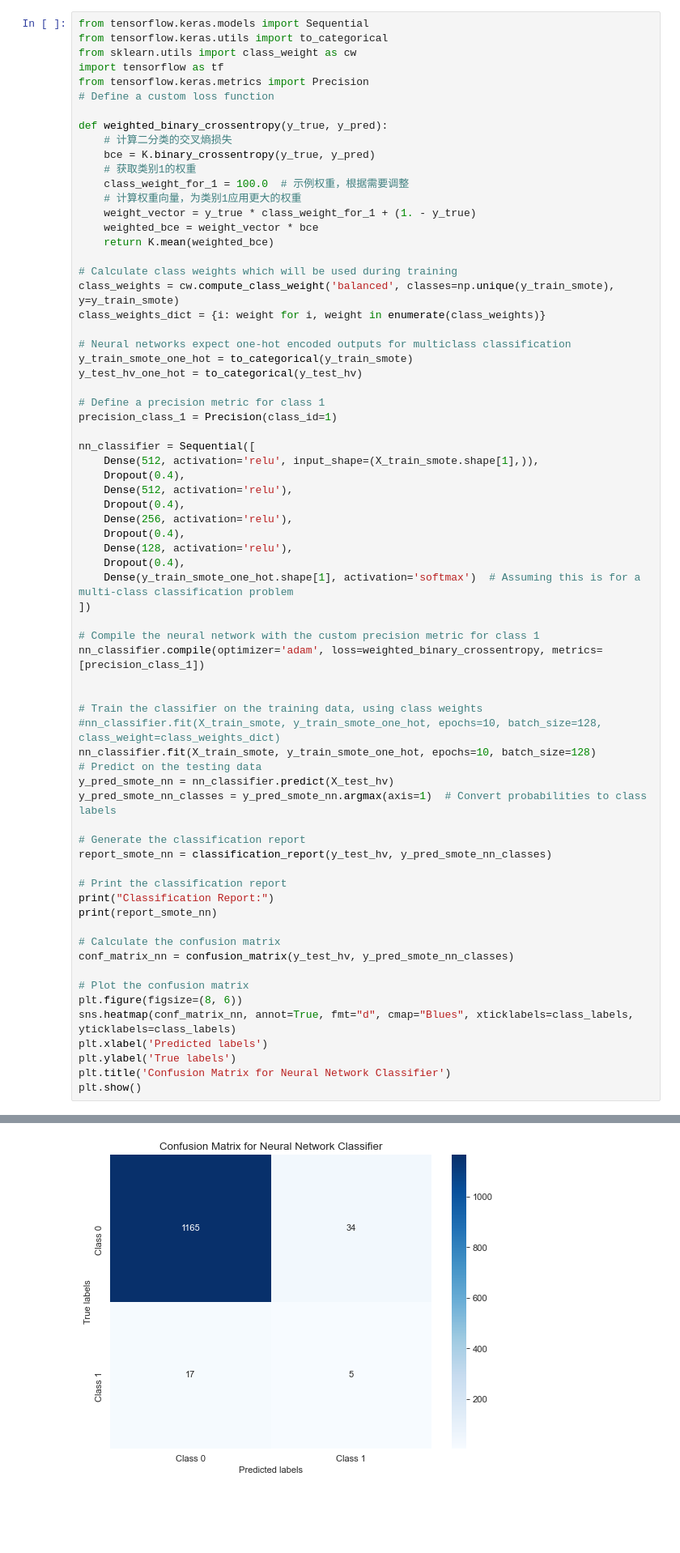
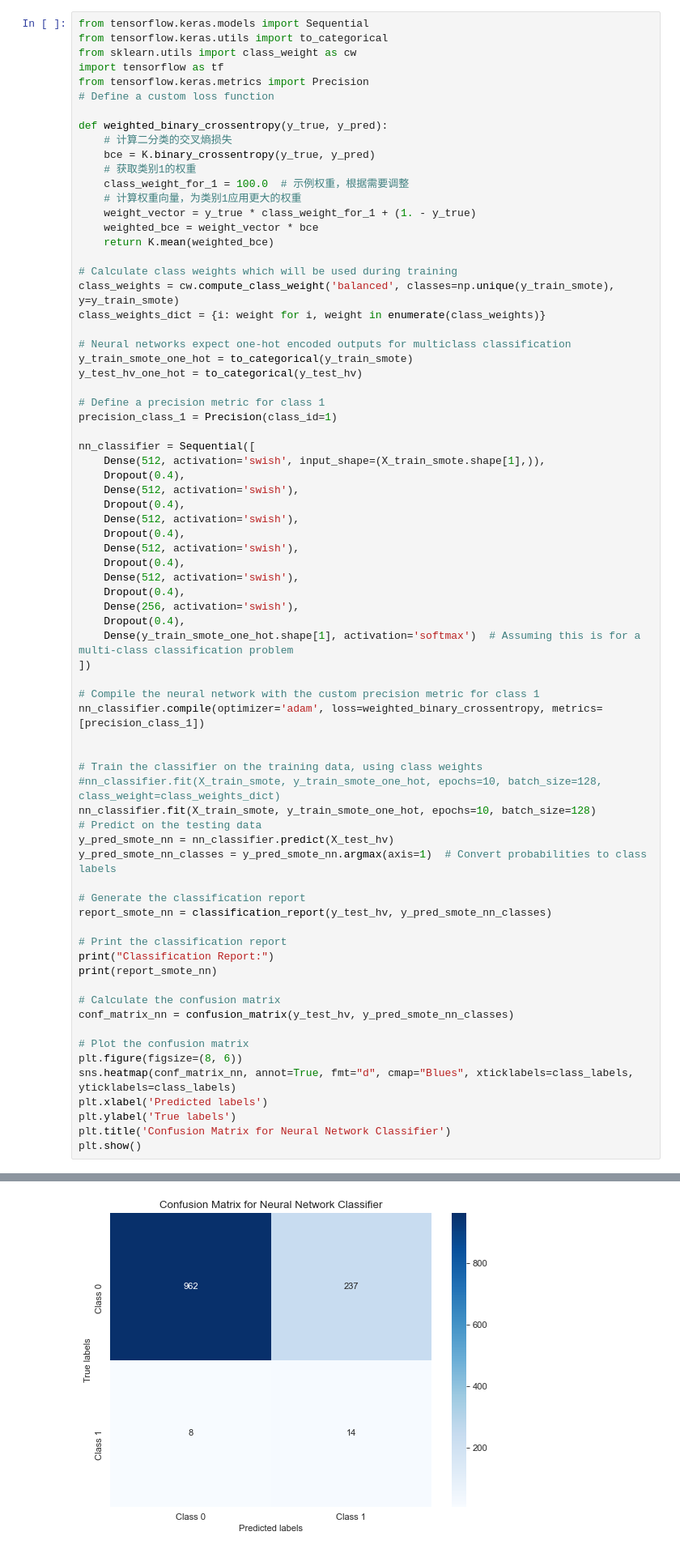
Before and after one commit to IRis0550/mlpy_2, a Jupyter notebook: project2.ipynb, the cells around one changed output, grey strips where cells are left out. Shown at 81% size. Cells and saved outputs as stored; diff of their text form; blank space fills up the shorter version.

```diff
--- a/project2.ipynb
+++ b/project2.ipynb
@@ -844,13 +844,17 @@ y_test_hv_one_hot = to_categorical(y_test_hv)
 precision_class_1 = Precision(class_id=1)
 
 nn_classifier = Sequential([
-    Dense(512, activation='relu', input_shape=(X_train_smote.shape[1],)),
+    Dense(512, activation='swish', input_shape=(X_train_smote.shape[1],)),
     Dropout(0.4),
-    Dense(512, activation='relu'),
+    Dense(512, activation='swish'),
     Dropout(0.4),
-    Dense(256, activation='relu'),
+    Dense(512, activation='swish'),
     Dropout(0.4),
-    Dense(128, activation='relu'),
+    Dense(512, activation='swish'),
+    Dropout(0.4),
+    Dense(512, activation='swish'),
+    Dropout(0.4),
+    Dense(256, activation='swish'),
     Dropout(0.4),
     Dense(y_train_smote_one_hot.shape[1], activation='softmax')  # Assuming this is for a multi-class classification problem
 ])
@@ -904,4 +908,4 @@ weighted avg       0.97      0.96      0.96      1221
-[figure, old version]
+[figure, new version]
 # %% [markdown]
 # Discussion & Conclusions
 
```
Also changed, not shown: parts of 1 cell of this notebook.
